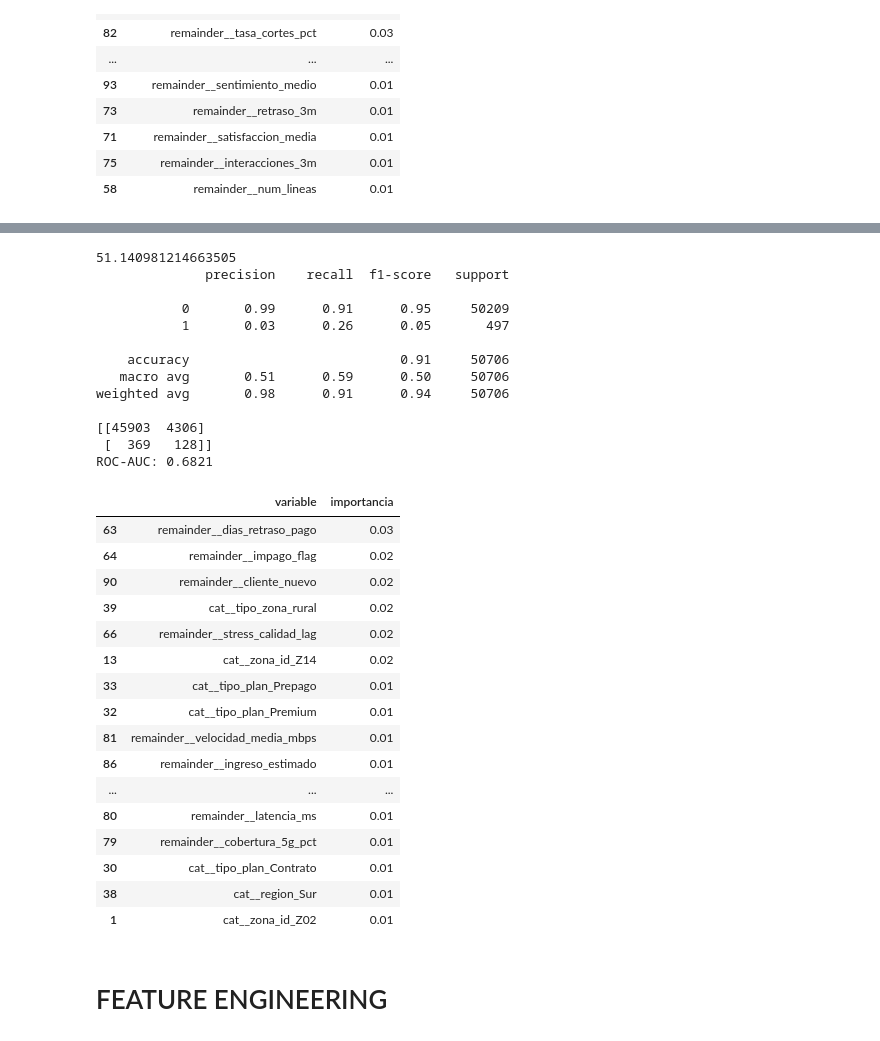
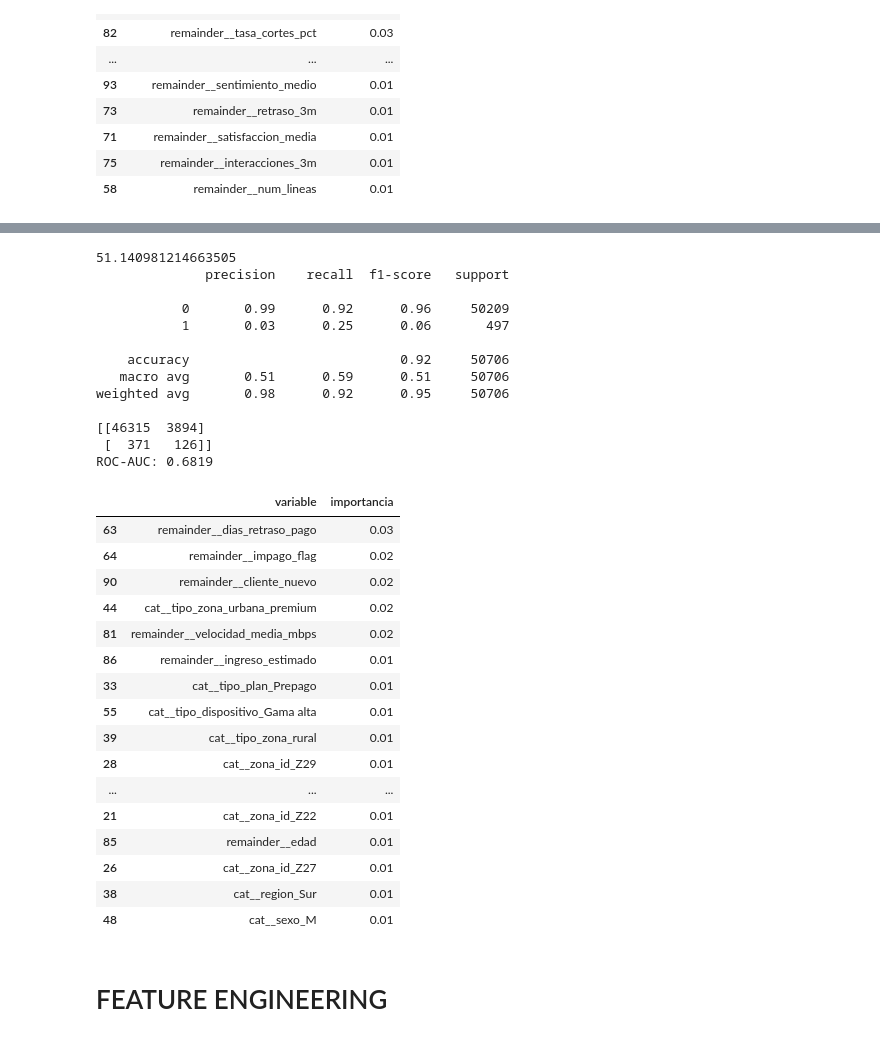
Before and after one commit to ancarmar03-create/UCV-Churn, a Jupyter notebook: notebooks/Código.ipynb, the cells around one changed output, grey strips where cells are left out. Cells and saved outputs as stored; diff of their text form; code cells hidden in the pictures.

Commit message:
Análisis de negocio y modelo final

```diff
--- a/notebooks/Código.ipynb
+++ b/notebooks/Código.ipynb
@@ -3290,7 +3288,7 @@ encuestas_agg = encuestas_agg.rename(
     }
 )
 # %%
-df_modelo_temp = df_modelo_temp.merge(
+df_modelo_temp4 = df_modelo_temp3.merge(
     encuestas_agg,
     on=['zona_id', 'mes'],
     how='left'
@@ -3581,16 +3557,18 @@ Aunque se incorporaron variables derivadas de encuestas y análisis de sentimien
 # %%
+# Probamos a crear un nuevo dataframe df_modelo_temp5 que contenga todas las variables que hemos utilizado hasta ahora, pero además incluya la variable 'mes' para poder analizar la evolución del churn a lo largo del tiempo y ver si hay patrones estacionales o tendencias que puedan afectar al comportamiento de los clientes. Esto nos permitirá tener una visión más completa del churn y nos ayudará a identificar posibles oportunidades de mejora en la retención de clientes.
+df_modelo_temp5 = df_modelo_temp4.copy()
 # ==========================================================
 # VARIABLES TEMPORALES
 # ==========================================================
 
-df_modelo_temp['anio'] = df_modelo_temp['mes'].dt.year
-df_modelo_temp['mes_num'] = df_modelo_temp['mes'].dt.month
+df_modelo_temp5['anio'] = df_modelo_temp5['mes'].dt.year
+df_modelo_temp5['mes_num'] = df_modelo_temp5['mes'].dt.month
 
 # ==========================================================
 # X e y
 # ==========================================================
 
-X = df_modelo_temp.drop(
+X = df_modelo_temp5.drop(
     columns=[
         'cliente_id',
         'mes',
@@ -3599,7 +3577,7 @@ X = df_modelo_temp.drop(
     ]
 )
 
-y = df_modelo_temp['churn_3m']
+y = df_modelo_temp5['churn_3m']
 
 # ==========================================================
 # TRAIN TEST SPLIT
@@ -3648,7 +3626,7 @@ preprocessing = ColumnTransformer(
 
 from sklearn.ensemble import RandomForestClassifier
 
-pipeline = Pipeline([
+pipeline6 = Pipeline([
     ('preprocessing', preprocessing),
 
     ('model', RandomForestClassifier(
@@ -3665,15 +3643,15 @@ pipeline = Pipeline([
 # ENTRENAMIENTO
 # ==========================================================
 
-pipeline.fit(X_train, y_train)
+pipeline6.fit(X_train, y_train)
 
 # ==========================================================
 # PREDICCIONES
 # ==========================================================
 
-y_pred = pipeline.predict(X_test)
+y_pred = pipeline6.predict(X_test)
 
-y_proba = pipeline.predict_proba(X_test)[:,1]
+y_proba = pipeline6.predict_proba(X_test)[:,1]
 # %% [output]
 ['zona_id', 'tipo_plan', 'region', 'tipo_zona', 'sexo', 'estado_civil', 'tipo_dispositivo']
 # %%
@@ -3918,7 +3881,7 @@ from xgboost import XGBClassifier
 # VARIABLES
 # ==========================================================
 
-X = df_modelo_temp.drop(
+X = df_modelo_temp5.drop(
     columns=[
         'cliente_id',
         'mes',
@@ -3927,17 +3890,17 @@ X = df_modelo_temp.drop(
     ]
 )
 
-y = df_modelo_temp['churn_3m']
+y = df_modelo_temp5['churn_3m']
 
 # ==========================================================
 # SPLIT TEMPORAL
 # ==========================================================
 
-X_train = X.loc[df_modelo_temp['mes'] < '2025-07-01']
-X_test  = X.loc[df_modelo_temp['mes'] >= '2025-07-01']
+X_train = X.loc[df_modelo_temp5['mes'] < '2025-07-01']
+X_test  = X.loc[df_modelo_temp5['mes'] >= '2025-07-01']
 
-y_train = y.loc[df_modelo_temp['mes'] < '2025-07-01']
-y_test  = y.loc[df_modelo_temp['mes'] >= '2025-07-01']
+y_train = y.loc[df_modelo_temp5['mes'] < '2025-07-01']
+y_test  = y.loc[df_modelo_temp5['mes'] >= '2025-07-01']
 
 # ==========================================================
 # DESBALANCEO
@@ -3983,7 +3946,7 @@ preprocessing = ColumnTransformer(
 # MODELO
 # ==========================================================
 
-pipeline = Pipeline([
+pipeline8 = Pipeline([
     ('preprocessing', preprocessing),
 
     ('model',
@@ -4003,15 +3966,15 @@ pipeline = Pipeline([
 # ENTRENAMIENTO
 # ==========================================================
 
-pipeline.fit(X_train, y_train)
+pipeline8.fit(X_train, y_train)
 
 # ==========================================================
 # PREDICCIONES
 # ==========================================================
 
-y_pred = pipeline.predict(X_test)
+y_pred = pipeline8.predict(X_test)
 
-y_prob = pipeline.predict_proba(X_test)[:,1]
+y_prob = pipeline8.predict_proba(X_test)[:,1]
 
 # ==========================================================
 # RESULTADOS
@@ -4032,55 +3995,55 @@ print(
 51.140981214663505
               precision    recall  f1-score   support
 
-           0       0.99      0.91      0.95     50209
-           1       0.03      0.26      0.05       497
+           0       0.99      0.92      0.96     50209
+           1       0.03      0.25      0.06       497
 
-    accuracy                           0.91     50706
-   macro avg       0.51      0.59      0.50     50706
-weighted avg       0.98      0.91      0.94     50706
+    accuracy                           0.92     50706
+   macro avg       0.51      0.59      0.51     50706
+weighted avg       0.98      0.92      0.95     50706
 
-[[45903  4306]
- [  369   128]]
-ROC-AUC: 0.6821
+[[46315  3894]
+ [  371   126]]
+ROC-AUC: 0.6819
 # %%
-feature_names = pipeline.named_steps[
+feature_names = pipeline8.named_steps[
     'preprocessing'
 ].get_feature_names_out()
 
-importancias = pipeline.named_steps[
+importancias = pipeline8.named_steps[
     'model'
 ].feature_importances_
 
 imp_df = (
     pd.DataFrame({
         'variable': feature_names,
         'importancia': importancias
     })
     .sort_values(
         'importancia',
         ascending=False
     )
 )
 
 imp_df.head(30)
 # %% [output]
 |  | variable | importancia |
 | 63 | remainder__dias_retraso_pago | 0.03 |
 | 64 | remainder__impago_flag | 0.02 |
 | 90 | remainder__cliente_nuevo | 0.02 |
-| 39 | cat__tipo_zona_rural | 0.02 |
-| 66 | remainder__stress_calidad_lag | 0.02 |
-| 13 | cat__zona_id_Z14 | 0.02 |
+| 44 | cat__tipo_zona_urbana_premium | 0.02 |
+| 81 | remainder__velocidad_media_mbps | 0.02 |
+| 86 | remainder__ingreso_estimado | 0.01 |
 | 33 | cat__tipo_plan_Prepago | 0.01 |
-| 32 | cat__tipo_plan_Premium | 0.01 |
-| 81 | remainder__velocidad_media_mbps | 0.01 |
-| 86 | remainder__ingreso_estimado | 0.01 |
+| 55 | cat__tipo_dispositivo_Gama alta | 0.01 |
+| 39 | cat__tipo_zona_rural | 0.01 |
+| 28 | cat__zona_id_Z29 | 0.01 |
 | ... | ... | ... |
-| 80 | remainder__latencia_ms | 0.01 |
-| 79 | remainder__cobertura_5g_pct | 0.01 |
-| 30 | cat__tipo_plan_Contrato | 0.01 |
+| 21 | cat__zona_id_Z22 | 0.01 |
+| 85 | remainder__edad | 0.01 |
+| 26 | cat__zona_id_Z27 | 0.01 |
 | 38 | cat__region_Sur | 0.01 |
-| 1 | cat__zona_id_Z02 | 0.01 |
+| 48 | cat__sexo_M | 0.01 |
 # %% [markdown]
 # FEATURE ENGINEERING
 # %%
```
Also changed, not shown: parts of 111 cells of this notebook, 2 other files.
